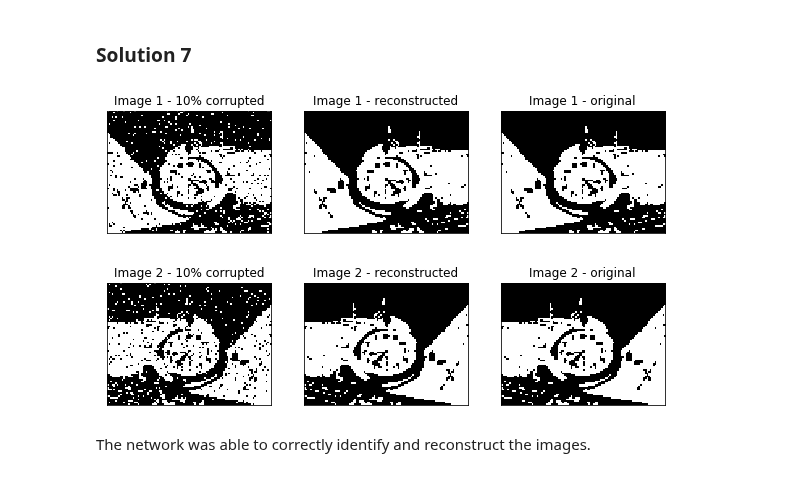
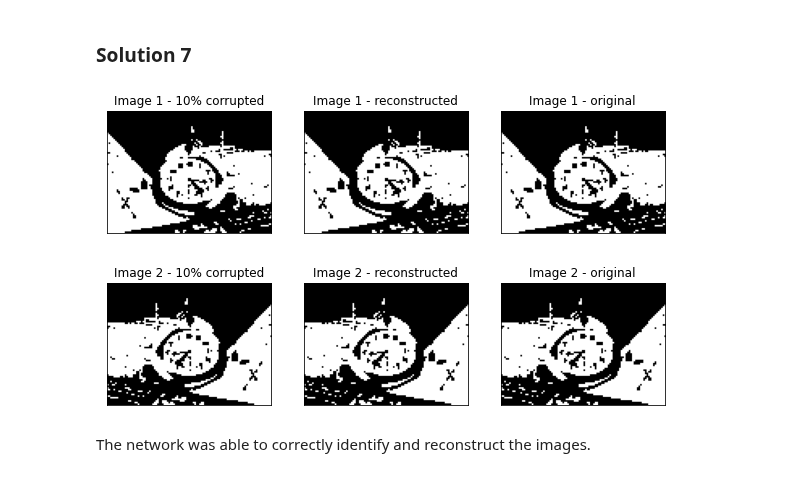
Before and after one commit to AjinkyaIndulkar/neural-networks-1920, a Jupyter notebook: P6 - Energy-Based Models/Chapter_08_hopfield.ipynb, the cells around one changed output. Cells and saved outputs as stored; diff of their text form; code cells hidden in the pictures.

```diff
--- a/P6 - Energy-Based Models/Chapter_08_hopfield.ipynb
+++ b/P6 - Energy-Based Models/Chapter_08_hopfield.ipynb
@@ -255,27 +263,22 @@ Write a function `hopfield_test(X, w, n_epochs)` which takes the $n$ initial sta
 # %% [markdown]
 ### Solution 5
 # %%
-import random
-
-# Hopfield testing
 def hopfield_test(X, w, n_epochs=10):
+    """function to update Hopfield Network states"""
+    # fetch network parameters
     m, n = X.shape
-    Y = X.copy()
 
     # Loop over epochs
     for epoch in range(n_epochs):
-
         # Loop over examples
-        for image_states in Y.T:
-
+        for x in X.T:
             # Loop over nodes
             for i in np.random.permutation(m):
+                # Update node
+                input = np.dot(x, w[i])
+                x[i] = int(input >= 0)
 
-                # Update node
-                input = np.dot(image_states, w[i])
-                image_states[i] = int(input >= 0)
-
-    return Y
+    return X
 # %% [markdown]
 ### Exercise 6  (1 points)
 Train your hopfield network on the two *input patterns* in `X` and save the weights.
@@ -303,54 +316,55 @@ def corrupt_images(X, percentage=25):
 # %% [markdown]
 ### Solution 7
 # %%
-# Corrupt images
-corruption = 10
-X_cor = corrupt_images(X, corruption)
-
-# Test associative memory properties
-Y = hopfield_test(X_cor, w)
-
-# Plot results
-def plot_these_images_please(X_cor, X, Y, corruption):
+def plot_images(X_cor, X, Y, corruption):
+    """function to plot images (original and reconstructed)"""
     fig, ax = plt.subplots(1, 3, figsize=(10, 5))
 
     ax[0].imshow(X_cor[:, 0].reshape(sz), cmap="gray")
-    ax[0].set_xticks([], [])
-    ax[0].set_yticks([], [])
+    ax[0].set_xticks([])
+    ax[0].set_yticks([])
     ax[0].set_title("Image 1 - " + str(corruption) + "% corrupted")
 
     ax[1].imshow(Y[:, 0].reshape(sz), cmap="gray")
-    ax[1].set_xticks([], [])
-    ax[1].set_yticks([], [])
+    ax[1].set_xticks([])
+    ax[1].set_yticks([])
     ax[1].set_title("Image 1 - reconstructed")
 
     ax[2].imshow(X[:, 0].reshape(sz), cmap="gray")
-    ax[2].set_xticks([], [])
-    ax[2].set_yticks([], [])
+    ax[2].set_xticks([])
+    ax[2].set_yticks([])
     ax[2].set_title("Image 1 - original")
 
     fig, ax = plt.subplots(1, 3, figsize=(10, 5))
 
     ax[0].imshow(X_cor[:, 1].reshape(sz), cmap="gray")
-    ax[0].set_xticks([], [])
-    ax[0].set_yticks([], [])
+    ax[0].set_xticks([])
+    ax[0].set_yticks([])
     ax[0].set_title("Image 2 - " + str(corruption) + "% corrupted")
 
     ax[1].imshow(Y[:, 1].reshape(sz), cmap="gray")
-    ax[1].set_xticks([], [])
-    ax[1].set_yticks([], [])
+    ax[1].set_xticks([])
+    ax[1].set_yticks([])
     ax[1].set_title("Image 2 - reconstructed")
 
     ax[2].imshow(X[:, 1].reshape(sz), cmap="gray")
-    ax[2].set_xticks([], [])
-    ax[2].set_yticks([], [])
+    ax[2].set_xticks([])
+    ax[2].set_yticks([])
     ax[2].set_title("Image 2 - original")
     plt.show()
-
-plot_these_images_please(X_cor, X, Y, corruption)
-# %% [output]
-[figure, removed]
-[figure, removed]
+# %%
+# Corrupt images
+corruption = 10
+X_cor_10 = corrupt_images(X, corruption)
+
+# Test associative memory properties
+Y_10 = hopfield_test(X_cor_10, w)
+
+# Plot results
+plot_images(X_cor_10, X, Y_10, corruption)
+# %% [output]
+[figure, added]
+[figure, added]
 # %% [markdown]
 The network was able to correctly identify and reconstruct the images.
 # %%
```
Also changed, not shown: parts of 14 cells of this notebook.
